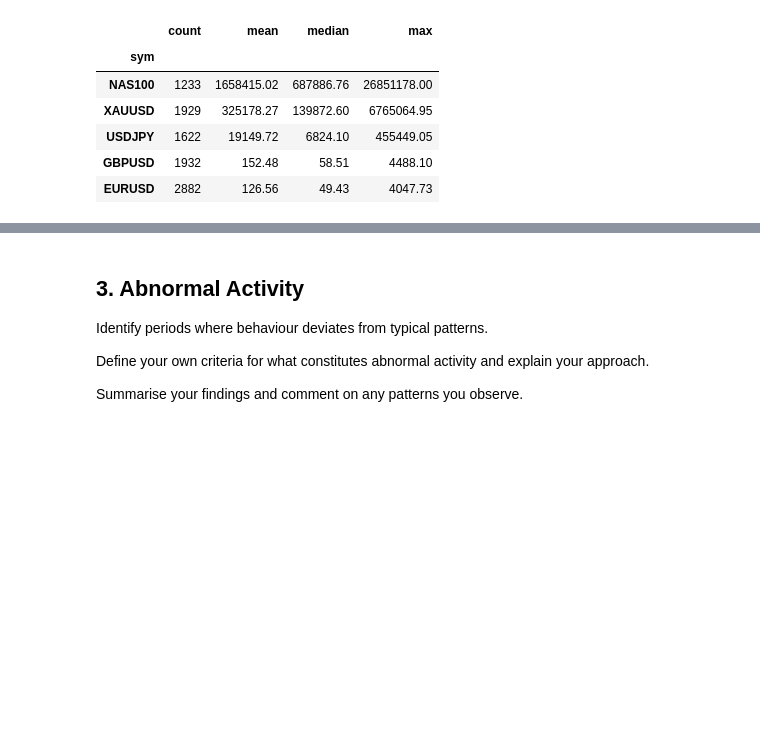
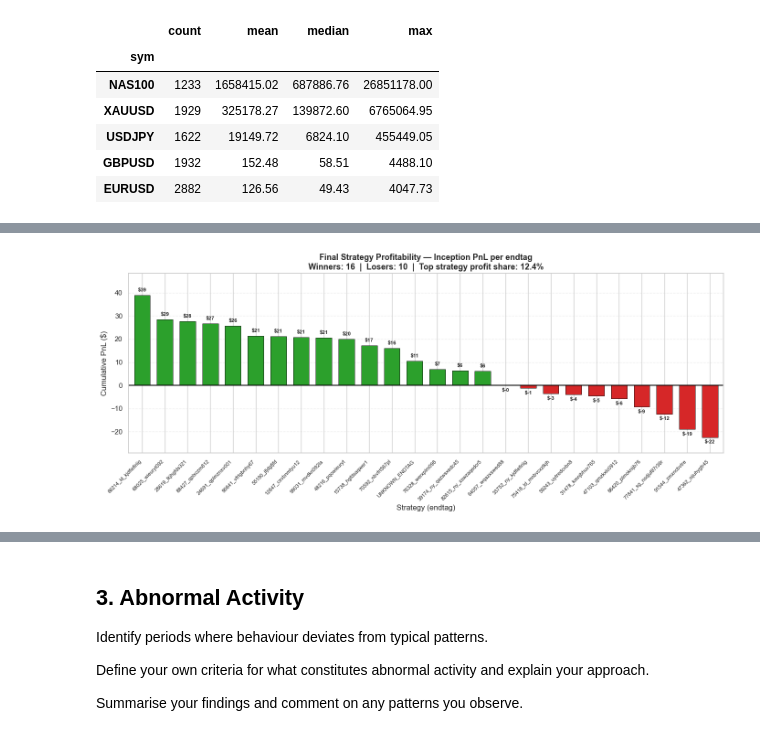
Before and after one commit to Anaswar-ash/Test, a Jupyter notebook: liquidity_and_e-trading_analyst_test_a.ipynb, the cells around one changed output, grey strips where cells are left out. Saved outputs shown, nothing was run; the diff lists cells and outputs as text; code cells hidden in the pictures; blank space fills up the shorter version.

```diff
--- a/liquidity_and_e-trading_analyst_test_a.ipynb
+++ b/liquidity_and_e-trading_analyst_test_a.ipynb
@@ -958,0 +993,98 @@ Notional Summary by Instrument:
+# %%
+# 2.6 STRATEGY PnL LEADERBOARD
+
+# Step 1: Extract final PnL per strategy
+# inception_pnl is a running cumulative total.
+# Sort chronologically first, then take the last logged value per endtag.
+# .last() on a time-sorted DataFrame is the correct and idiomatic approach —
+# it returns the true end-of-session standing for each strategy.
+
+df_pnl = (
+    df_clean
+    .dropna(subset=["endtag", "inception_pnl"])
+    .sort_values("ts_seconds")
+)
+
+final_pnl = (
+    df_pnl
+    .groupby("endtag")["inception_pnl"]
+    .last()
+    .sort_values(ascending=False)
+)
+
+#Step 2: Winner / Loser breadth check
+# Total PnL alone is insufficient. Breadth tells you whether returns are
+# broad-based (healthy) or concentrated in one strategy (fragile).
+winners = (final_pnl >= 0).sum()
+losers  = (final_pnl <  0).sum()
+total_profit = final_pnl[final_pnl > 0].sum()
+top1_share   = (final_pnl.max() / total_profit * 100) if total_profit > 0 else 0
+
+# Step 3: Assign colours
+# Green = winner (PnL >= 0), Red = loser (PnL < 0). No ambiguity.
+colors = ["#2ca02c" if val >= 0 else "#d62728" for val in final_pnl]
+
+# Step 4: Plot
+fig, ax = plt.subplots(figsize=(14, 6))
+
+final_pnl.plot(
+    kind="bar",
+    color=colors,
+    edgecolor="black",
+    linewidth=0.6,
+    width=0.7,
+    ax=ax
+)
+
+# Zero line — visual separator between winners and losers
+ax.axhline(0, color="black", linewidth=1.5)
+
+# Step 5: Data labels on every bar
+# Offset prevents labels overlapping bar edges
+y_offset = final_pnl.abs().max() * 0.03
+for i, val in enumerate(final_pnl):
+    y_pos    = val + y_offset if val >= 0 else val - y_offset
+    va_align = "bottom"       if val >= 0 else "top"
+    ax.text(
+        i, y_pos, f"${val:,.0f}",
+        ha="center", va=va_align,
+        fontsize=8, fontweight="bold"
+    )
+
+# Title embeds the winner/loser count so the insight is visible immediately
+ax.set_title(
+    f"Final Strategy Profitability — Inception PnL per endtag\n"
+    f"Winners: {winners}  |  Losers: {losers}  |  "
+    f"Top strategy profit share: {top1_share:.1f}%",
+    fontsize=13, fontweight="bold"
+)
+ax.set_ylabel("Cumulative PnL ($)")
+ax.set_xlabel("Strategy (endtag)")
+ax.grid(axis="y", linestyle="--", alpha=0.3)
+plt.xticks(rotation=45, ha="right", fontsize=8)
+
+# Expand y-limits so labels are not clipped
+ymin, ymax = ax.get_ylim()
+ax.set_ylim(ymin * 1.15, ymax * 1.15)
+
+plt.tight_layout()
+plt.show()
+
+# Step 6: Summary statistics
+print("=" * 45)
+print("   STRATEGY PROFITABILITY SUMMARY")
+print("=" * 45)
+print(f"  Total strategies tracked : {len(final_pnl)}")
+print(f"  Winners  (PnL >= 0)      : {winners}")
+print(f"  Losers   (PnL <  0)      : {losers}")
+print(f"  Total session PnL        : ${final_pnl.sum():,.2f}")
+print(f"  Most profitable strategy : {final_pnl.idxmax()} (${final_pnl.max():,.2f})")
+print(f"  Heaviest loss strategy   : {final_pnl.idxmin()} (${final_pnl.min():,.2f})")
+print(f"  Top strategy profit share: {top1_share:.1f}%")
+
+# Flag unattributed PnL so it is never silently absorbed into the aggregate
+if "UNKNOWN_ENDTAG" in final_pnl.index:
+    print(f"\n Unattributed PnL (UNKNOWN_ENDTAG): ${final_pnl['UNKNOWN_ENDTAG']:,.2f}")
+print("=" * 45)
+# %% [output]
+[figure, added]
```
Also changed, not shown: parts of 2 cells of this notebook.
